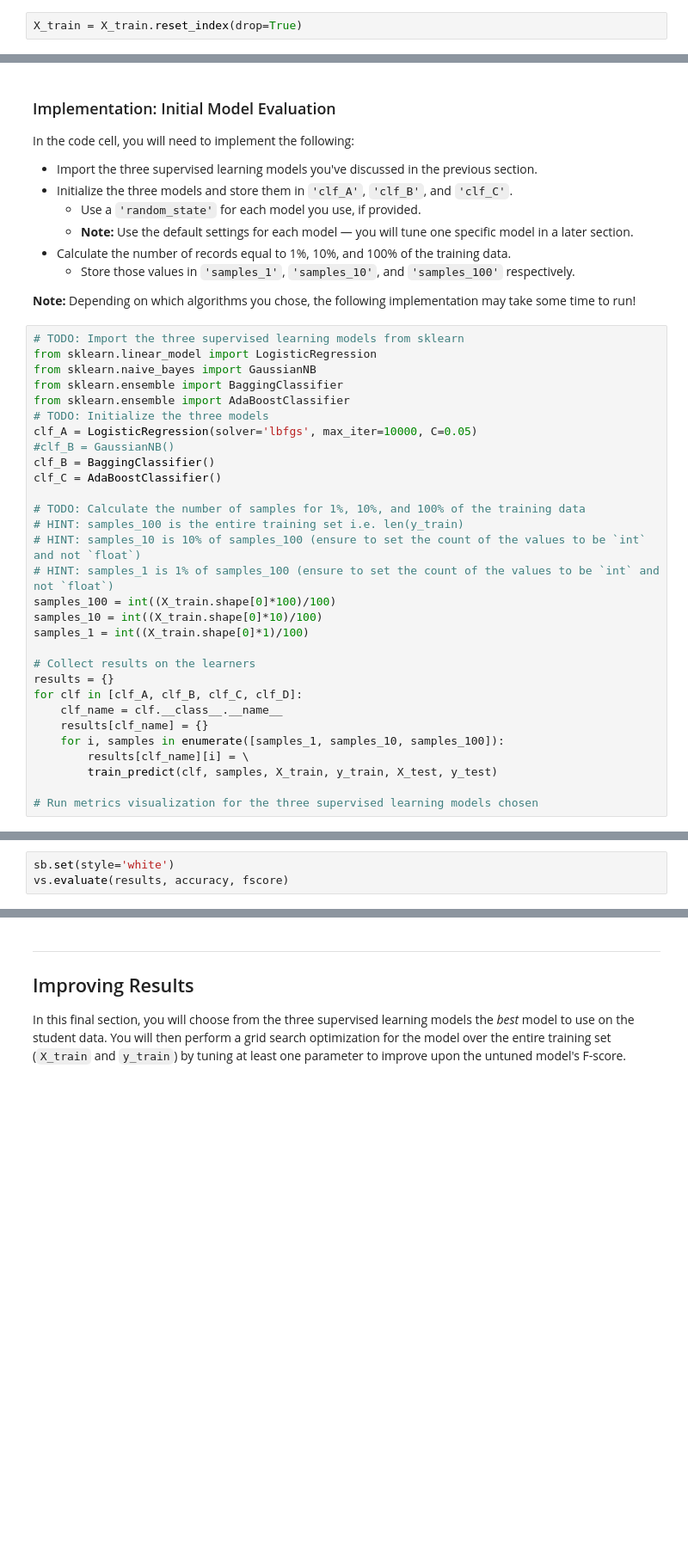
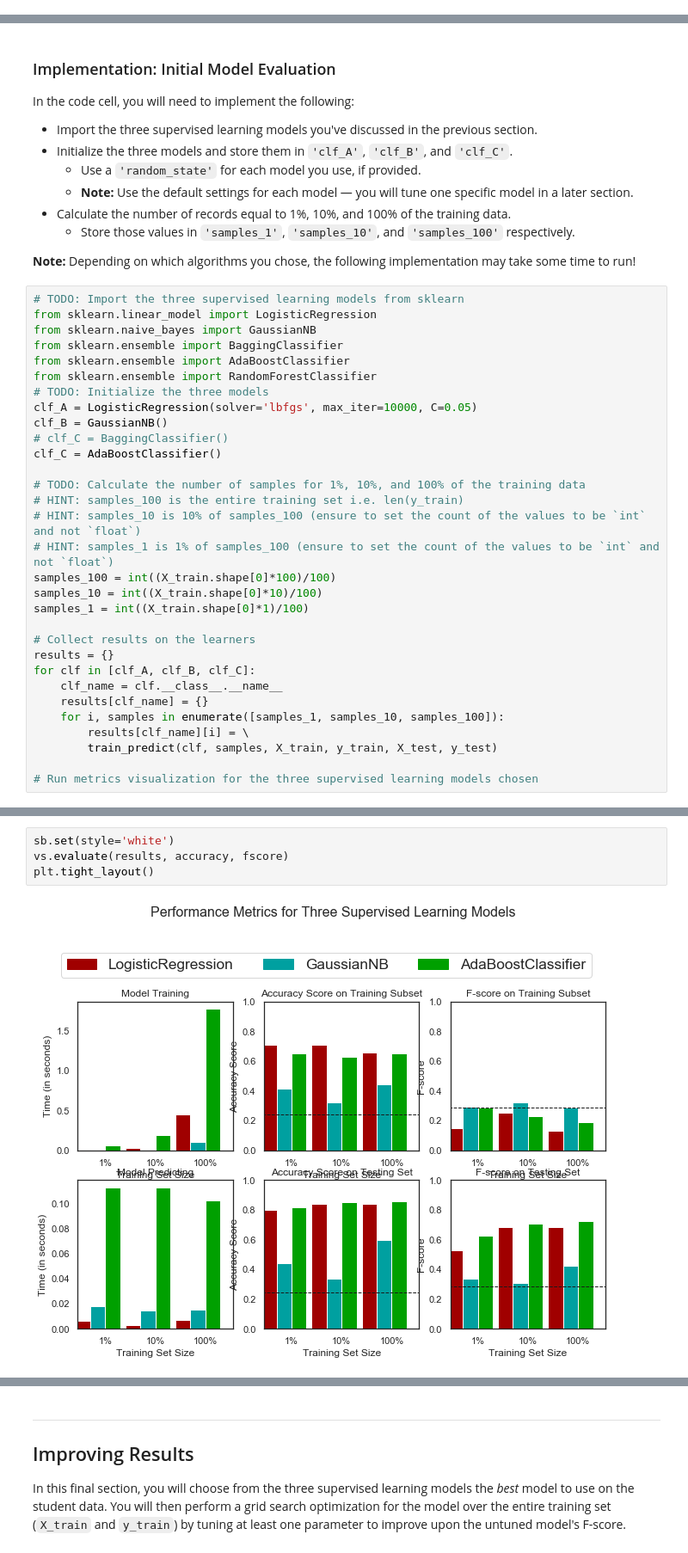
Before and after one commit to virenar/IntroML, a Jupyter notebook: supervised/Project-CharityML/finding_donors.ipynb, the cells around one changed output, grey strips where cells are left out. Shown: that part at 86% size. Saved outputs shown, nothing was run; the diff lists cells and outputs as text; blank space fills up the shorter version.

Commit message:
Add implementation of the Naive Bayes, Logistic Regression, and Bagging Classifier

```diff
--- a/supervised/Project-CharityML/finding_donors.ipynb
+++ b/supervised/Project-CharityML/finding_donors.ipynb
@@ -464,2 +432,0 @@ X_train.shape
-# %%
-X_train = X_train.reset_index(drop=True)
@@ -561,10 +503,11 @@ from sklearn.linear_model import LogisticRegression
 from sklearn.naive_bayes import GaussianNB
 from sklearn.ensemble import BaggingClassifier
 from sklearn.ensemble import AdaBoostClassifier
+from sklearn.ensemble import RandomForestClassifier
 # TODO: Initialize the three models
 clf_A = LogisticRegression(solver='lbfgs', max_iter=10000, C=0.05)
-#clf_B = GaussianNB()
-clf_B = BaggingClassifier()
+clf_B = GaussianNB()
+# clf_C = BaggingClassifier()
 clf_C = AdaBoostClassifier()
 
 # TODO: Calculate the number of samples for 1%, 10%, and 100% of the training data
@@ -577,7 +520,7 @@ samples_1 = int((X_train.shape[0]*1)/100)
 
 # Collect results on the learners
 results = {}
-for clf in [clf_A, clf_B, clf_C, clf_D]:
+for clf in [clf_A, clf_B, clf_C]:
     clf_name = clf.__class__.__name__
     results[clf_name] = {}
     for i, samples in enumerate([samples_1, samples_10, samples_100]):
@@ -588,3 +541,6 @@ for clf in [clf_A, clf_B, clf_C, clf_D]:
 # %%
 sb.set(style='white')
 vs.evaluate(results, accuracy, fscore)
+plt.tight_layout()
+# %% [output]
+[figure, added]
```
Also changed, not shown: parts of 50 cells of this notebook.
